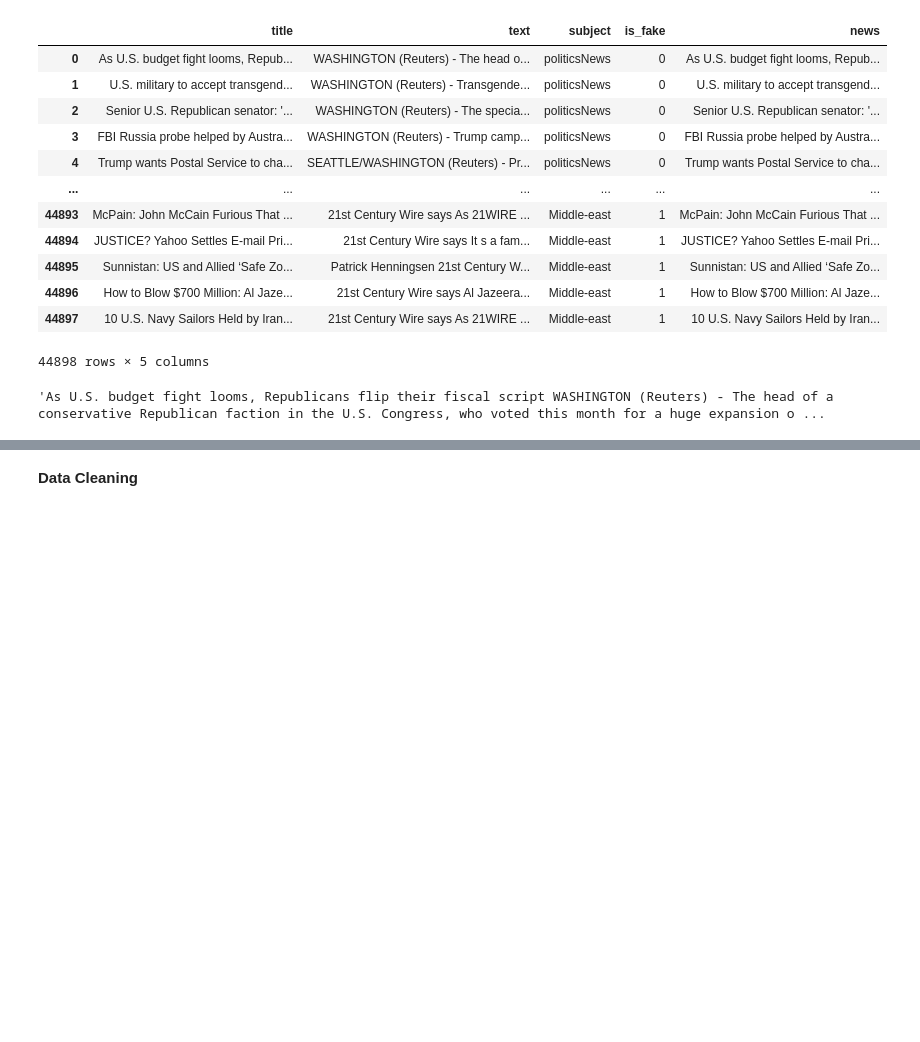
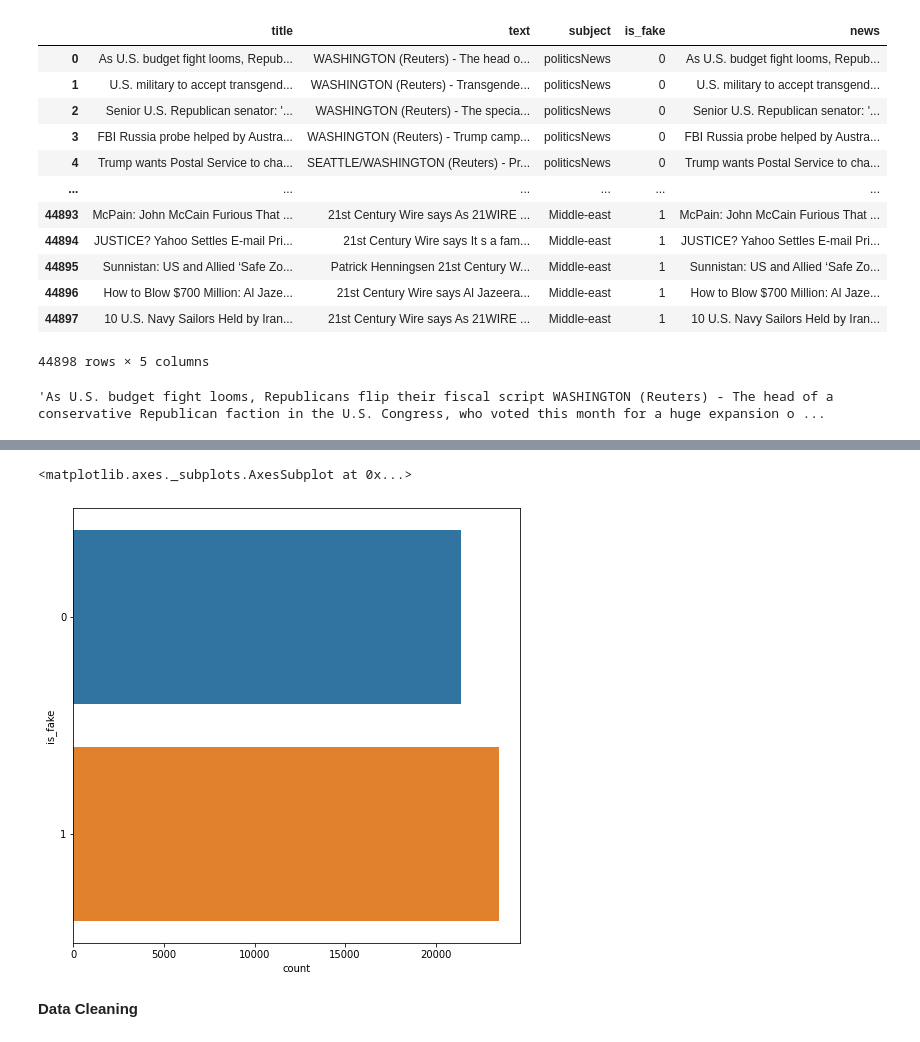
Before and after one commit to sanchukanirupama/LSTM-Fake-News-Classifier, a Jupyter notebook: Fake_news_detector.ipynb, the cells around one changed output, grey strips where cells are left out. Cells and saved outputs as stored; diff of their text form; code cells hidden in the pictures; blank space fills up the shorter version.

```diff
--- a/Fake_news_detector.ipynb
+++ b/Fake_news_detector.ipynb
@@ -96,2 +104,8 @@ df_final['news'][0]
+# %%
+plt.figure(figsize=(8,8))
+sns.countplot(y='is_fake', data = df_final )
+# %% [output]
+<matplotlib.axes._subplots.AxesSubplot at 0x...>
+[figure, added]
 # %% [markdown]
 **Data Cleaning**
```
Also changed, not shown: parts of 23 cells of this notebook.
